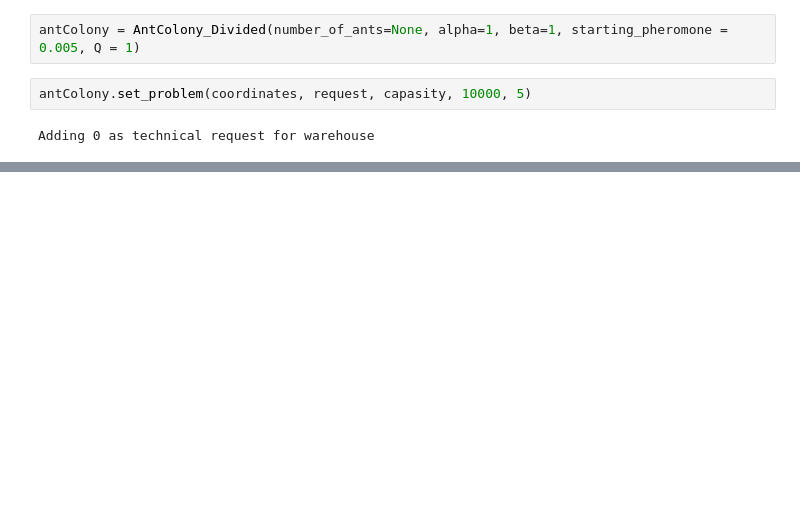
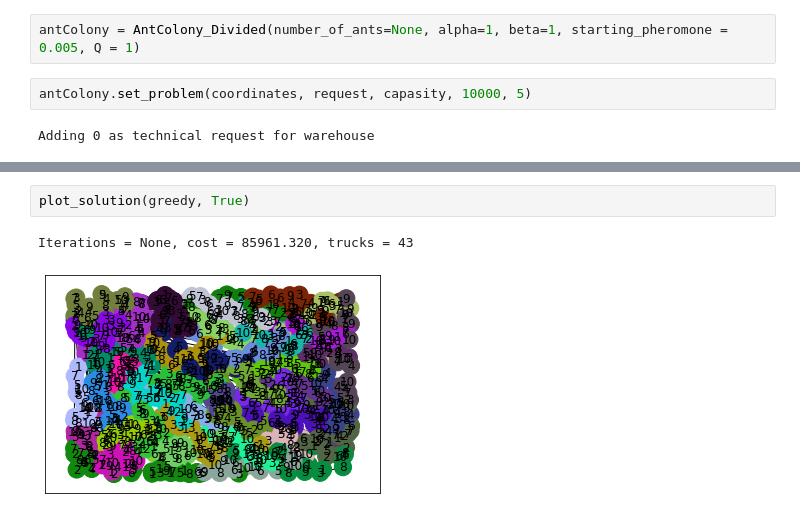
Before and after one commit to PrzeChoj/MSI2, a Jupyter notebook: project1/src/Tests_of_plots_of_datasets.ipynb, the cells around one changed output, grey strips where cells are left out. Saved outputs shown, nothing was run; the diff lists cells and outputs as text; blank space fills up the shorter version.

```diff
--- a/project1/src/Tests_of_plots_of_datasets.ipynb
+++ b/project1/src/Tests_of_plots_of_datasets.ipynb
@@ -79,0 +193,5 @@ plot_solution(antColony)
+# %%
+plot_solution(greedy, True)
+# %% [output]
+Iterations = None, cost = 85961.320, trucks = 43
+[figure, added]
```
Also changed, not shown: parts of 21 cells of this notebook, 2 other files.
